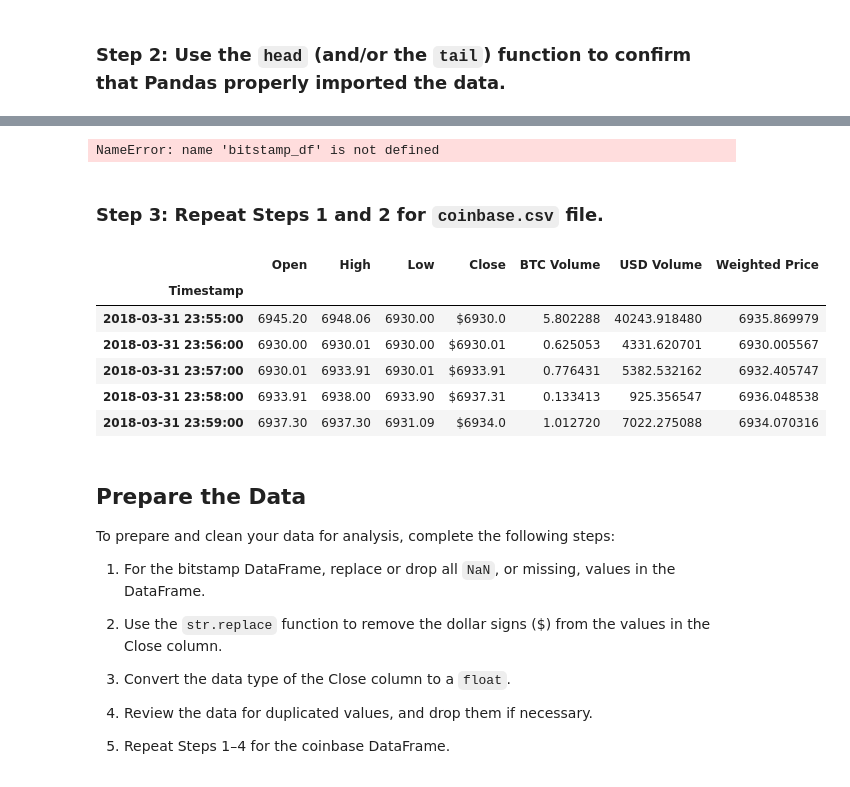
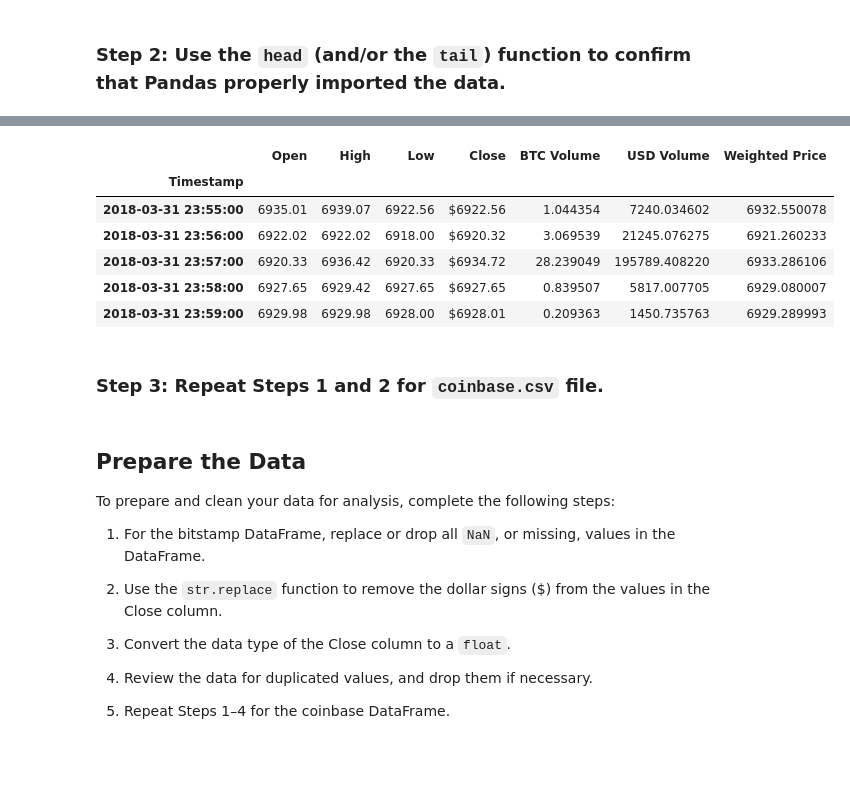
Before and after one commit to madhugirl/Crypto-Arbitrage-Opportunity, a Jupyter notebook: crypto_arbitrage.ipynb, the cells around one changed output, grey strips where cells are left out. Cells and saved outputs as stored; diff of their text form; code cells hidden in the pictures.

```diff
--- a/crypto_arbitrage.ipynb
+++ b/crypto_arbitrage.ipynb
@@ -38,9 +38,14 @@ Instructions.
 # Set the index to the column "Date"
 # Set the parse_dates and infer_datetime_format parameters
 bitstamp_csv_path = Path("Resources/bitstamp.csv")
+
 bitstamp_df = pd.read_csv(
     bitstamp_csv_path,
-    index_col="date",
+    index_col="Timestamp",
     infer_datetime_format=True,
     parse_dates=True
 )
+#columns = ["Timestamp", "Open", "High", "Low", "Close", "BTC Volume", "USD Volume", "Weighted Price"]
+#bitstamp_df.columns = columns
+bitstamp_df = bitstamp_df.rename(columns={
+    "Timestamp":"Date"})
@@ -51,8 +64,15 @@ ValueError: 'date' is not in list
 # %%
 # Use the head (and/or tail) function to confirm that the data was imported properly.
-bitstamp_df.head()
+
+bitstamp_df.tail()
 # %% [output]
-NameError: name 'bitstamp_df' is not defined
+|  | Open | High | Low | Close | BTC Volume | USD Volume | Weighted Price |
+| Timestamp |  |  |  |  |  |  |  |
+| 2018-03-31 23:55:00 | 6935.01 | 6939.07 | 6922.56 | $6922.56 | 1.044354 | 7240.034602 | 6932.550078 |
+| 2018-03-31 23:56:00 | 6922.02 | 6922.02 | 6918.00 | $6920.32 | 3.069539 | 21245.076275 | 6921.260233 |
+| 2018-03-31 23:57:00 | 6920.33 | 6936.42 | 6920.33 | $6934.72 | 28.239049 | 195789.408220 | 6933.286106 |
+| 2018-03-31 23:58:00 | 6927.65 | 6929.42 | 6927.65 | $6927.65 | 0.839507 | 5817.007705 | 6929.080007 |
+| 2018-03-31 23:59:00 | 6929.98 | 6929.98 | 6928.00 | $6928.01 | 0.209363 | 1450.735763 | 6929.289993 |
 # %% [markdown]
 ### Step 3: Repeat Steps 1 and 2 for `coinbase.csv` file.
 # %%
@@ -64,11 +94,3 @@ coinbase = Path("../Resources/coinbase.csv")
 # %%
 # Use the head (and/or tail) function to confirm that the data was imported properly.
-# YOUR CODE HERE
+coinbase_df.head()
-# %% [output]
-|  | Open | High | Low | Close | BTC Volume | USD Volume | Weighted Price |
-| Timestamp |  |  |  |  |  |  |  |
-| 2018-03-31 23:55:00 | 6945.20 | 6948.06 | 6930.00 | $6930.0 | 5.802288 | 40243.918480 | 6935.869979 |
-| 2018-03-31 23:56:00 | 6930.00 | 6930.01 | 6930.00 | $6930.01 | 0.625053 | 4331.620701 | 6930.005567 |
-| 2018-03-31 23:57:00 | 6930.01 | 6933.91 | 6930.01 | $6933.91 | 0.776431 | 5382.532162 | 6932.405747 |
-| 2018-03-31 23:58:00 | 6933.91 | 6938.00 | 6933.90 | $6937.31 | 0.133413 | 925.356547 | 6936.048538 |
-| 2018-03-31 23:59:00 | 6937.30 | 6937.30 | 6931.09 | $6934.0 | 1.012720 | 7022.275088 | 6934.070316 |
```
Also changed, not shown: parts of 5 cells of this notebook.
